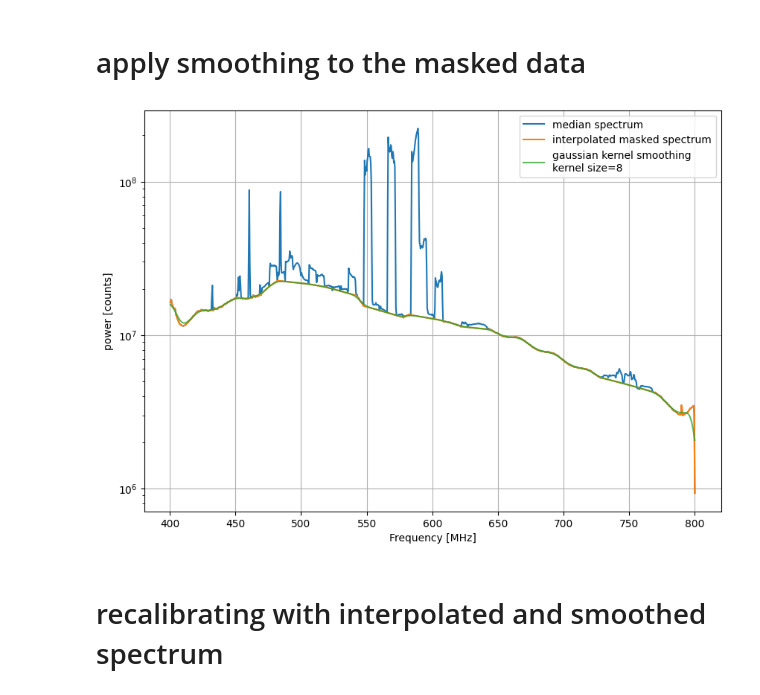
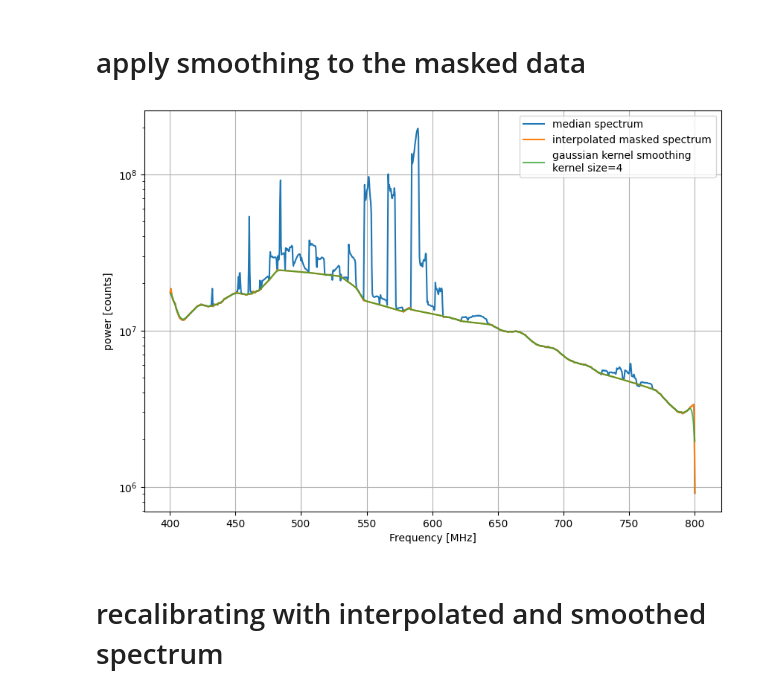
Before and after one commit to dbautista98/chime-reduction, a Jupyter notebook: notebooks/clean_spectrum.ipynb, the cells around one changed output. Cells and saved outputs as stored; diff of their text form; code cells hidden in the pictures.

```diff
--- a/notebooks/clean_spectrum.ipynb
+++ b/notebooks/clean_spectrum.ipynb
@@ -301,31 +302,31 @@ print(bad_channels)
 # apply smoothing to the masked data
 # %%
 kernel_type = "gaussian"
-kernel_size = 8
+kernel_size = 4
 smoothed_interp = gauss1d(interp_spect(frequency), width=kernel_size, boundary="extend")
 
 fig = plt.figure(figsize=(10,7))
 gs = fig.add_gridspec(1,1)
 ax = gs.subplots()
 
 ax.plot(frequency, med_spect, label="median spectrum")
 ax.plot(frequency, interp_spect(frequency), label="interpolated masked spectrum")
 ax.plot(frequency, smoothed_interp, label=f"gaussian kernel smoothing\nkernel size={kernel_size}", alpha=0.75)
 
 ax.legend()
 ax.set_yscale("log")
 ax.set_xlabel("Frequency [MHz]")
 ax.set_ylabel("power [counts]")
 
 # for chan in bad_channels:
 #     tv_channels.plot_channel(ax, chan)
 # ax.set_xlim(400, 420)
 ax.grid()
 plt.savefig(f"{plot_dir}/spectrum_mask.png", transparent=False, bbox_inches="tight")
 plt.show()
 plt.close()
 # %% [output]
-[figure, old version]
+[figure, new version]
 # %% [markdown]
 # recalibrating with interpolated and smoothed spectrum
 # %%
```
Also changed, not shown: parts of 19 cells of this notebook.
